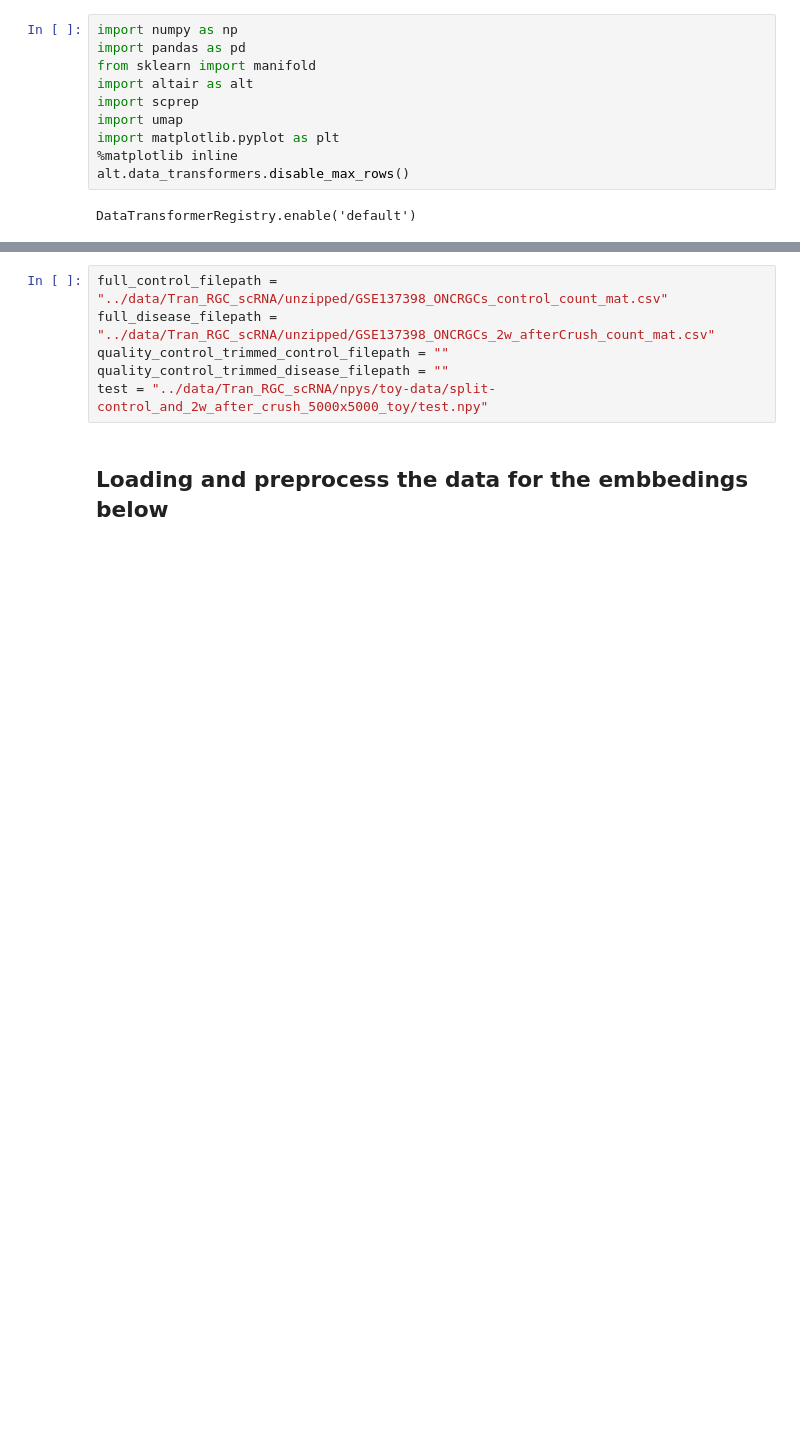
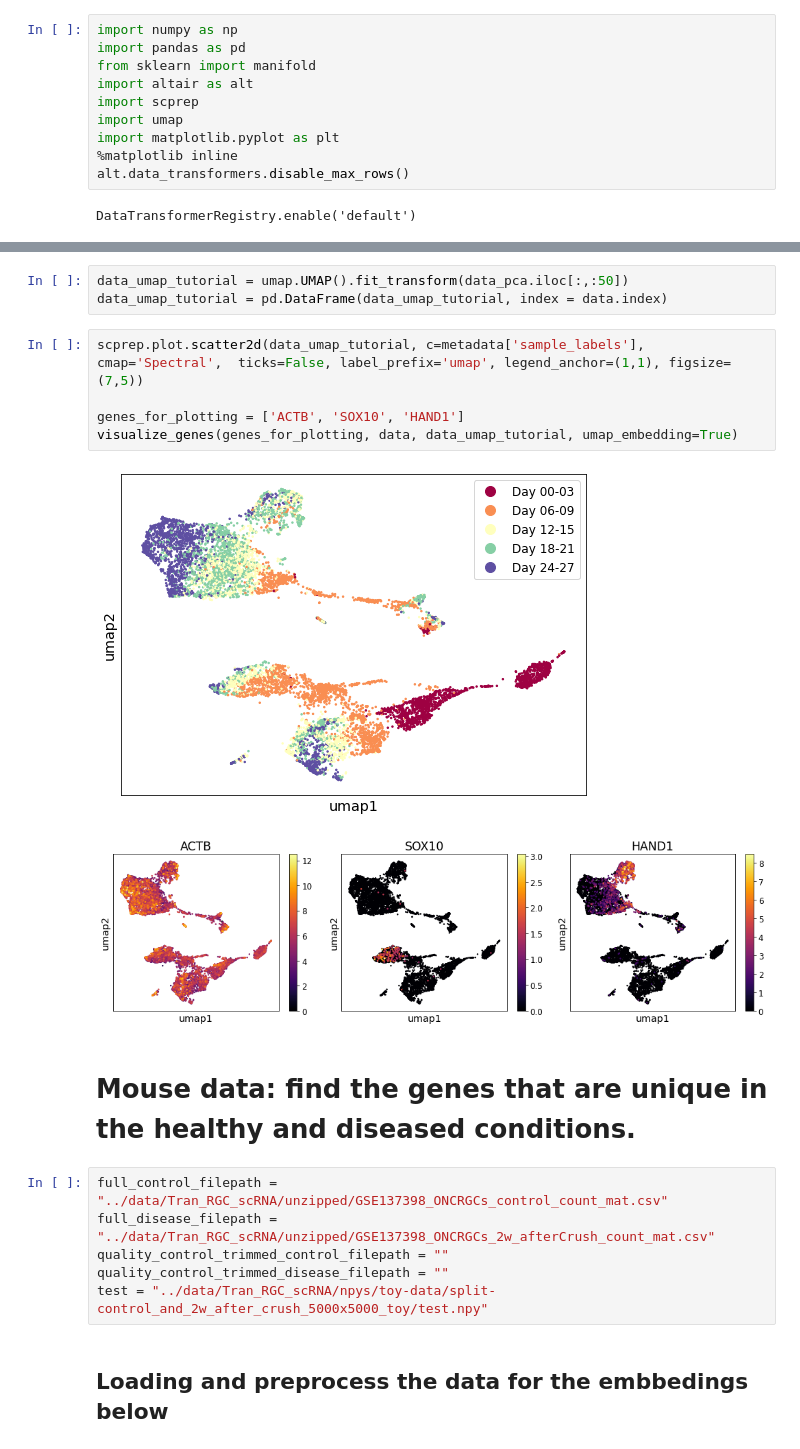
Before and after one commit to ioneliabuzatu/TOC, a Jupyter notebook: notebooks/find_relevant_genes.ipynb, the cells around one changed output, grey strips where cells are left out. Cells and saved outputs as stored; diff of their text form; blank space fills up the shorter version.

```diff
--- a/notebooks/find_relevant_genes.ipynb
+++ b/notebooks/find_relevant_genes.ipynb
@@ -15,3 +88,16 @@ DataTransformerRegistry.enable('default')
+# %%
+data_umap_tutorial = umap.UMAP().fit_transform(data_pca.iloc[:,:50])
+data_umap_tutorial = pd.DataFrame(data_umap_tutorial, index = data.index)
+# %%
+scprep.plot.scatter2d(data_umap_tutorial, c=metadata['sample_labels'], cmap='Spectral',  ticks=False, label_prefix='umap', legend_anchor=(1,1), figsize=(7,5))
+
+genes_for_plotting = ['ACTB', 'SOX10', 'HAND1']
+visualize_genes(genes_for_plotting, data, data_umap_tutorial, umap_embedding=True)
+# %% [output]
+[figure, added]
+[figure, added]
+# %% [markdown]
+# **Mouse data: find the genes that are unique in the healthy and diseased conditions.**
 # %%
 full_control_filepath = "../data/Tran_RGC_scRNA/unzipped/GSE137398_ONCRGCs_control_count_mat.csv"
 full_disease_filepath = "../data/Tran_RGC_scRNA/unzipped/GSE137398_ONCRGCs_2w_afterCrush_count_mat.csv"
```
Also changed, not shown: parts of 24 cells of this notebook, 1 other file.
